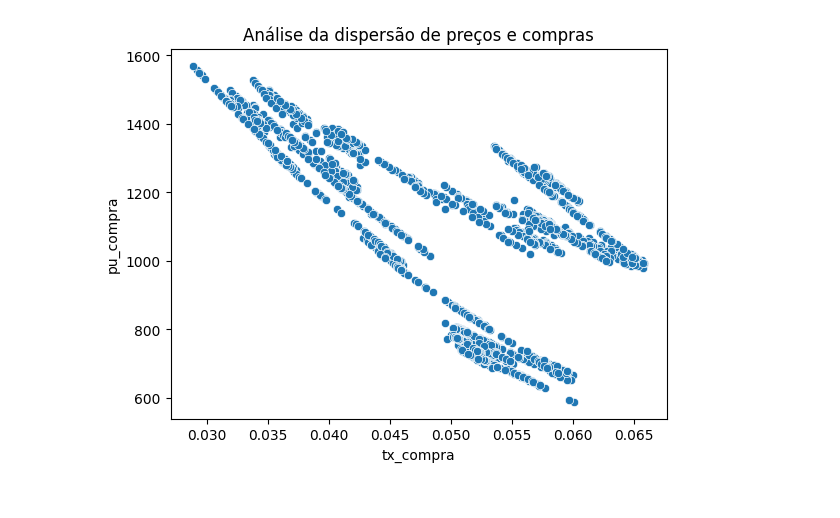
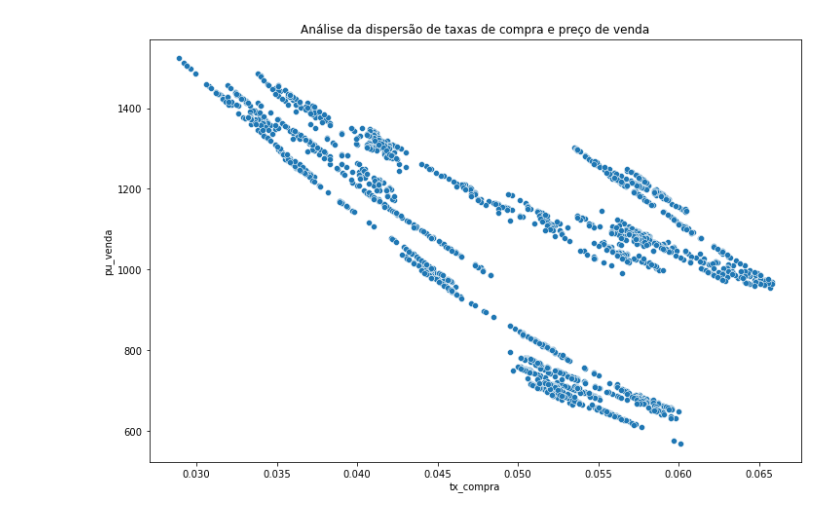
Before and after one commit to viniciussuares/portfolio, a Jupyter notebook: TesouroIPCA2045/EDA.ipynb, the cells around one changed output. Cells and saved outputs as stored; diff of their text form; code cells hidden in the pictures.

Commit message:
Revisão análise exploratória

```diff
--- a/TesouroIPCA2045/EDA.ipynb
+++ b/TesouroIPCA2045/EDA.ipynb
@@ -113,9 +125,10 @@ plt.show()
 # %%
 # Distribuição de Taxas X Preços
 # Utilizarei taxas de compra e preços de compra pra facilitar a comparação
 
-sns.scatterplot(x=df['tx_compra'], y=df['pu_compra'])
-plt.title('Análise da dispersão de preços e compras')
+fig = plt.figure(figsize=(12,8))
+sns.scatterplot(x=df['tx_compra'], y=df['pu_venda'])
+plt.title('Análise da dispersão de taxas de compra e preço de venda')
 plt.show()
 # %% [output]
-[figure, old version]
+[figure, new version]
```
Also changed, not shown: parts of 18 cells of this notebook.
